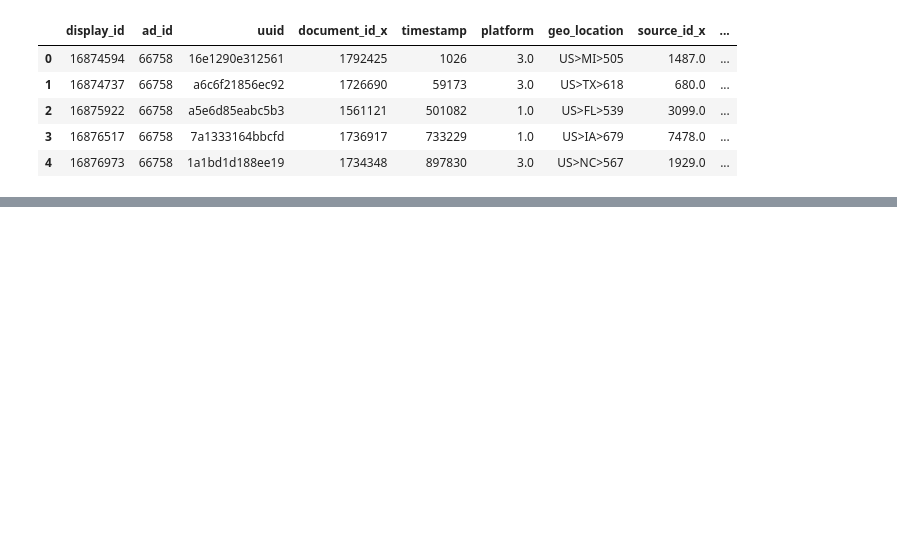
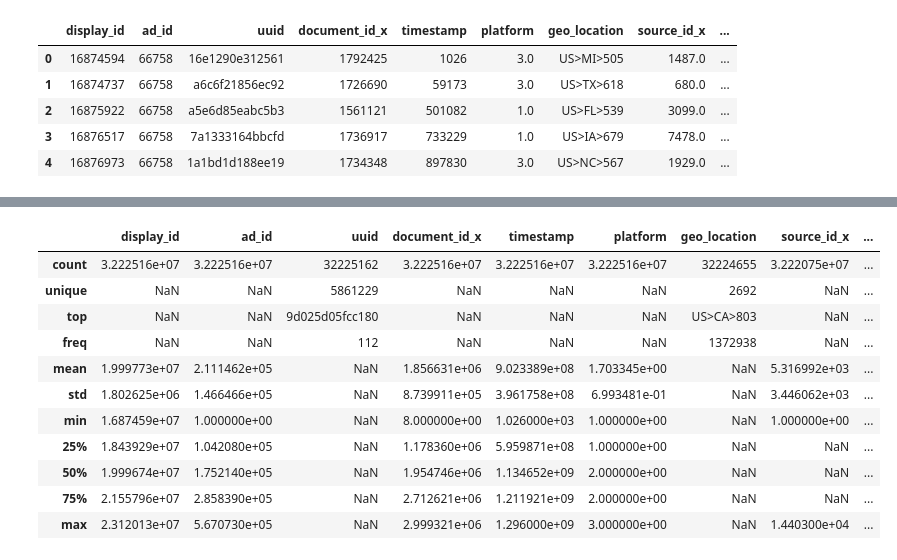
Before and after one commit to nishant07/Kaggle_Outbrain-Click-Prediction, a Jupyter notebook: EDA_outbrain_click.ipynb, the cells around one changed output, grey strips where cells are left out. Drawn from its saved outputs; the diff is of its cells as text; code cells hidden in the pictures; blank space fills up the shorter version.

```diff
--- a/EDA_outbrain_click.ipynb
+++ b/EDA_outbrain_click.ipynb
@@ -108,6 +166,8 @@ click_test.head()
 | 4 | 16874594 | 172888 |
 # %%
 print click_test.shape
+click_test['display_id'] = click_test['display_id'].astype('category')
+click_test['ad_id'] = click_test['ad_id'].astype('category')
 click_test.dtypes
 # %% [output]
 (32225162, 2)
@@ -245,0 +331,15 @@ gc.collect()
+# %%
+test.describe(include='all')
+# %% [output]
+|  | display_id | ad_id | uuid | document_id_x | timestamp | platform | geo_location | source_id_x | ... |
+| count | 3.222516e+07 | 3.222516e+07 | 32225162 | 3.222516e+07 | 3.222516e+07 | 3.222516e+07 | 32224655 | 3.222075e+07 | ... |
+| unique | NaN | NaN | 5861229 | NaN | NaN | NaN | 2692 | NaN | ... |
+| top | NaN | NaN | 9d025d05fcc180 | NaN | NaN | NaN | US>CA>803 | NaN | ... |
+| freq | NaN | NaN | 112 | NaN | NaN | NaN | 1372938 | NaN | ... |
+| mean | 1.999773e+07 | 2.111462e+05 | NaN | 1.856631e+06 | 9.023389e+08 | 1.703345e+00 | NaN | 5.316992e+03 | ... |
+| std | 1.802625e+06 | 1.466466e+05 | NaN | 8.739911e+05 | 3.961758e+08 | 6.993481e-01 | NaN | 3.446062e+03 | ... |
+| min | 1.687459e+07 | 1.000000e+00 | NaN | 8.000000e+00 | 1.026000e+03 | 1.000000e+00 | NaN | 1.000000e+00 | ... |
+| 25% | 1.843929e+07 | 1.042080e+05 | NaN | 1.178360e+06 | 5.959871e+08 | 1.000000e+00 | NaN | NaN | ... |
+| 50% | 1.999674e+07 | 1.752140e+05 | NaN | 1.954746e+06 | 1.134652e+09 | 2.000000e+00 | NaN | NaN | ... |
+| 75% | 2.155796e+07 | 2.858390e+05 | NaN | 2.712621e+06 | 1.211921e+09 | 2.000000e+00 | NaN | NaN | ... |
+| max | 2.312013e+07 | 5.670730e+05 | NaN | 2.999321e+06 | 1.296000e+09 | 3.000000e+00 | NaN | 1.440300e+04 | ... |
```
Also changed, not shown: parts of 35 cells of this notebook.
